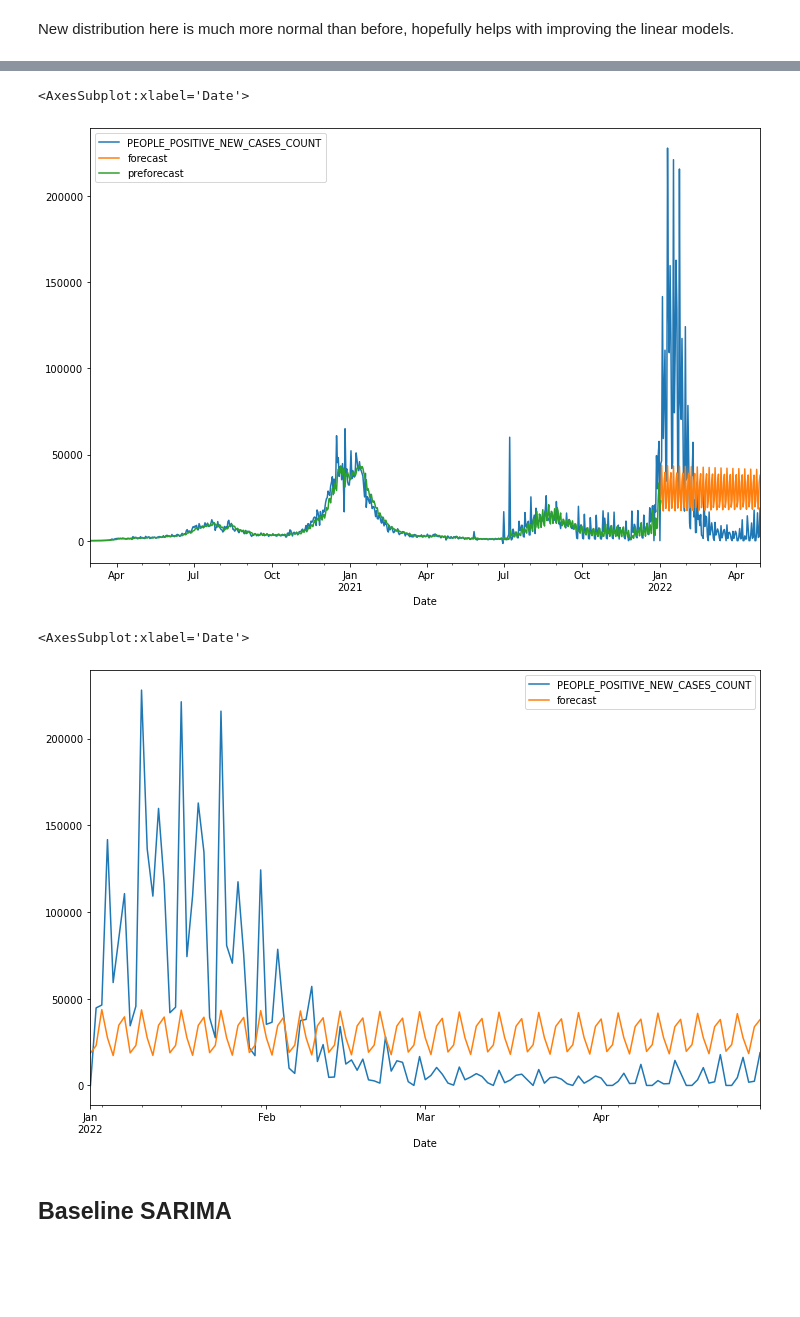
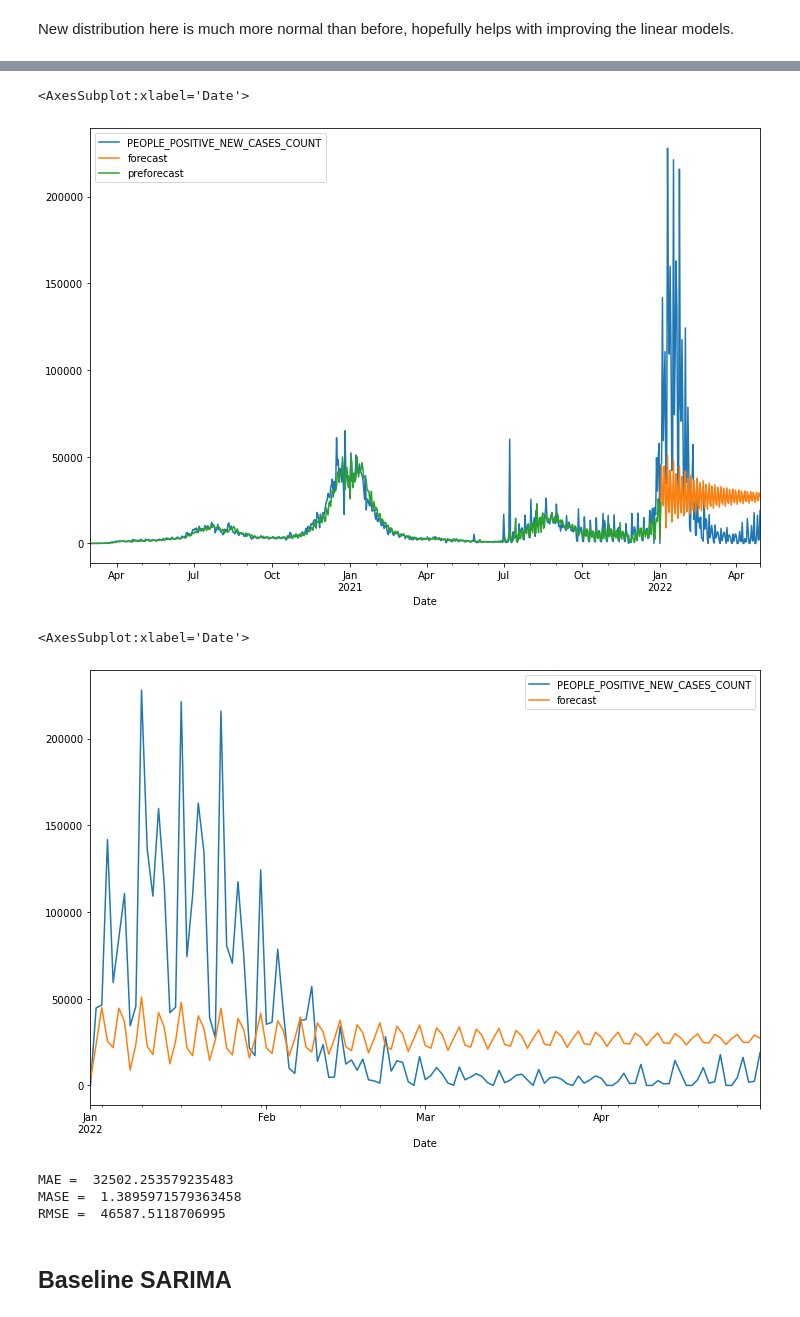
Before and after one commit to danielhe-nu/STAT390-Snowman, a Jupyter notebook: Daniel Final/Cali_ARIMA.ipynb, the cells around one changed output, grey strips where cells are left out. Saved outputs shown, nothing was run; the diff lists cells and outputs as text; code cells hidden in the pictures; blank space fills up the shorter version.

```diff
--- a/Daniel Final/Cali_ARIMA.ipynb
+++ b/Daniel Final/Cali_ARIMA.ipynb
@@ -217,5 +232,5 @@ pd.DataFrame(results, columns=['p','q','aic']).sort_values('aic')
 # %%
-cali_after_gmodel=ARIMA(covid_train_boxcox['PEOPLE_POSITIVE_NEW_CASES_COUNT_new'],order=(2,1,3))
+cali_after_gmodel=ARIMA(covid_train_boxcox['PEOPLE_POSITIVE_NEW_CASES_COUNT_new'],order=(6,1,3))
 cali_after_gmodel_fit =cali_after_gmodel.fit()
 # %%
 covid_df_predictions = pd.DataFrame(covid_df)
@@ -233,17 +248,25 @@ covid_df_predictions['preforecast'] = arima_back_transformed_two
 covid_df_predictions[['PEOPLE_POSITIVE_NEW_CASES_COUNT','forecast', 'preforecast']].plot(figsize=(12,8))
 # %% [output]
 <AxesSubplot:xlabel='Date'>
-[figure, old version]
+[figure, new version]
 # %%
-graph_df = pd.DataFrame(covid_test)
-graph_df['forecast']= cali_after_gmodel_fit.forecast(steps = len(covid_test))
-arima_back_transform_one = graph_df['forecast'].values
+graph_df_1 = pd.DataFrame(covid_test)
+graph_df_1['forecast']= cali_after_gmodel_fit.forecast(steps = len(covid_test))
+arima_back_transform_one = graph_df_1['forecast'].values
 arima_back_transformed_one = np.power((arima_back_transform_one * lambda_value) + 1, 1 / lambda_value)
-graph_df['forecast'] = arima_back_transformed_one
-graph_df[['PEOPLE_POSITIVE_NEW_CASES_COUNT','forecast']].plot(figsize=(12,8))
+graph_df_1['forecast'] = arima_back_transformed_one
+graph_df_1[['PEOPLE_POSITIVE_NEW_CASES_COUNT','forecast']].plot(figsize=(12,8))
 # %% [output]
 <AxesSubplot:xlabel='Date'>
-[figure, old version]
+[figure, new version]
+# %%
+print('MAE = ', mean_absolute_error(graph_df_1['PEOPLE_POSITIVE_NEW_CASES_COUNT'], graph_df_1['forecast']))
+print('MASE = ', mase(graph_df_1['PEOPLE_POSITIVE_NEW_CASES_COUNT'], graph_df_1['forecast']))
+print('RMSE = ', np.sqrt(mean_squared_error(graph_df_1['PEOPLE_POSITIVE_NEW_CASES_COUNT'], graph_df_1['forecast'])))
+# %% [output]
+MAE =  32502.253579235483
+MASE =  1.3895971579363458
+RMSE =  46587.5118706995
 # %% [markdown]
 ## Baseline SARIMA
 # %%
```
Also changed, not shown: parts of 22 cells of this notebook.
